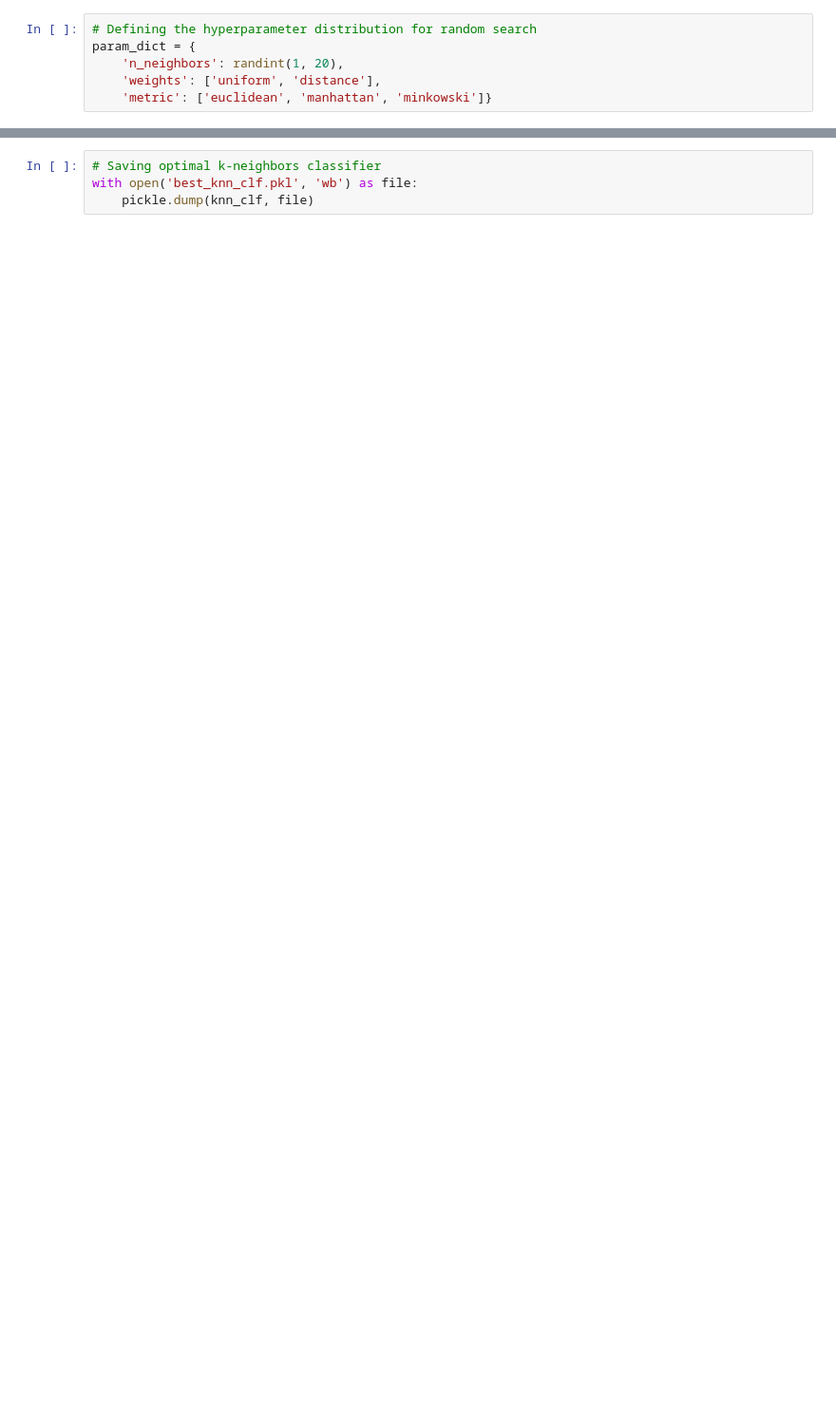
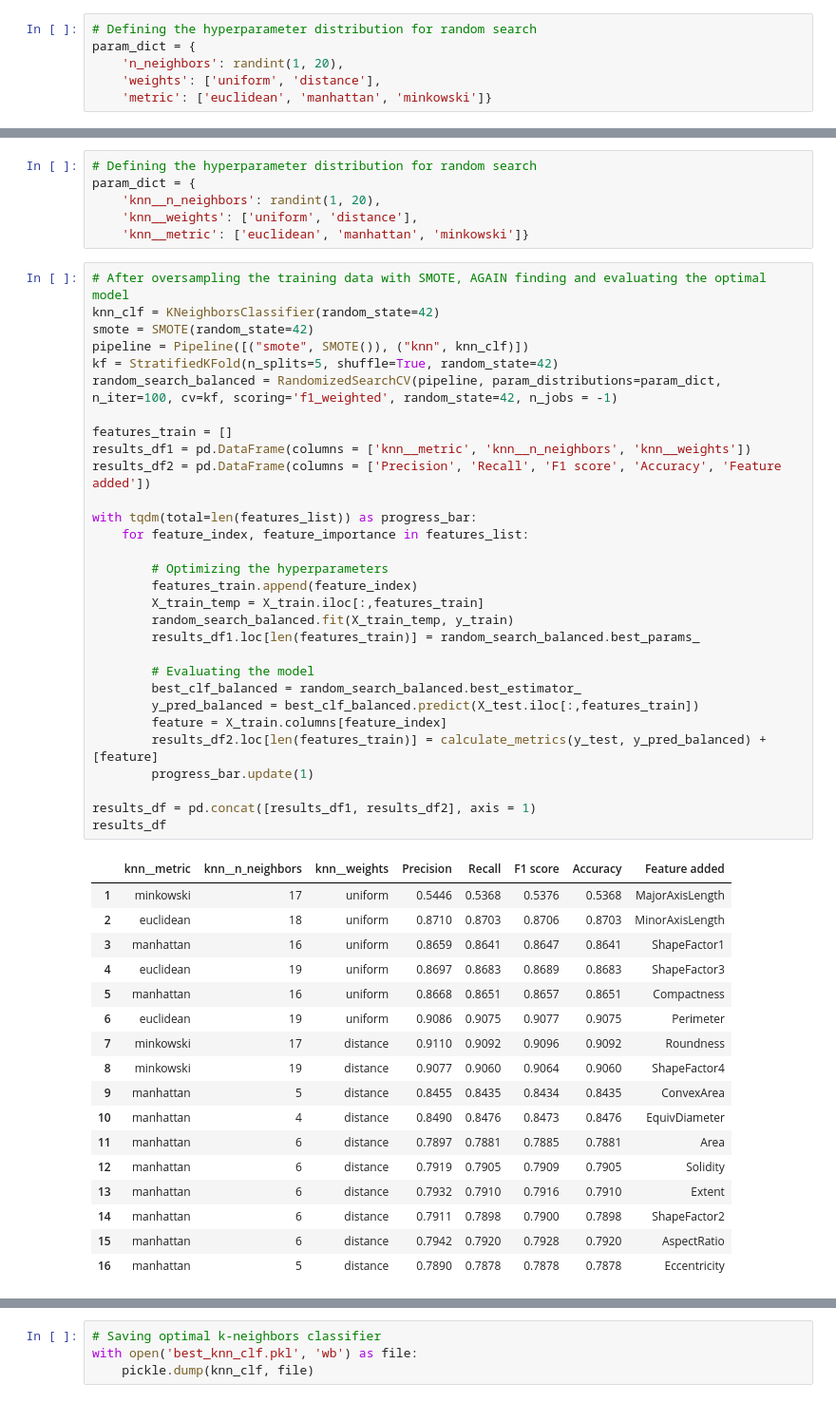
Before and after one commit to jesusch10/beans_classification, a Jupyter notebook: 3_nearest_neighbors.ipynb, the cells around one changed output, grey strips where cells are left out. Shown: that part at 95% size. Drawn from its saved outputs; the diff is of its cells as text; blank space fills up the shorter version.

Commit message:
Oversampling with SMOTE

```diff
--- a/3_nearest_neighbors.ipynb
+++ b/3_nearest_neighbors.ipynb
@@ -172,0 +165,54 @@ results_df_class
+# %%
+# Defining the hyperparameter distribution for random search
+param_dict = {
+    'knn__n_neighbors': randint(1, 20),
+    'knn__weights': ['uniform', 'distance'],
+    'knn__metric': ['euclidean', 'manhattan', 'minkowski']}
+# %%
+# After oversampling the training data with SMOTE, AGAIN finding and evaluating the optimal model
+knn_clf = KNeighborsClassifier(random_state=42)
+smote = SMOTE(random_state=42)
+pipeline = Pipeline([("smote", SMOTE()), ("knn", knn_clf)])
+kf = StratifiedKFold(n_splits=5, shuffle=True, random_state=42)
+random_search_balanced = RandomizedSearchCV(pipeline, param_distributions=param_dict, n_iter=100, cv=kf, scoring='f1_weighted', random_state=42, n_jobs = -1)
+
+features_train = []
+results_df1 = pd.DataFrame(columns = ['knn__metric', 'knn__n_neighbors', 'knn__weights'])
+results_df2 = pd.DataFrame(columns = ['Precision', 'Recall', 'F1 score', 'Accuracy', 'Feature added'])
+
+with tqdm(total=len(features_list)) as progress_bar:
+    for feature_index, feature_importance in features_list:
+
+        # Optimizing the hyperparameters
+        features_train.append(feature_index)
+        X_train_temp = X_train.iloc[:,features_train]
+        random_search_balanced.fit(X_train_temp, y_train)
+        results_df1.loc[len(features_train)] = random_search_balanced.best_params_
+
+        # Evaluating the model
+        best_clf_balanced = random_search_balanced.best_estimator_
+        y_pred_balanced = best_clf_balanced.predict(X_test.iloc[:,features_train])
+        feature = X_train.columns[feature_index]
+        results_df2.loc[len(features_train)] = calculate_metrics(y_test, y_pred_balanced) + [feature]
+        progress_bar.update(1)
+
+results_df = pd.concat([results_df1, results_df2], axis = 1)
+results_df
+# %% [output]
+|  | knn__metric | knn__n_neighbors | knn__weights | Precision | Recall | F1 score | Accuracy | Feature added |
+| 1 | minkowski | 17 | uniform | 0.5446 | 0.5368 | 0.5376 | 0.5368 | MajorAxisLength |
+| 2 | euclidean | 18 | uniform | 0.8710 | 0.8703 | 0.8706 | 0.8703 | MinorAxisLength |
+| 3 | manhattan | 16 | uniform | 0.8659 | 0.8641 | 0.8647 | 0.8641 | ShapeFactor1 |
+| 4 | euclidean | 19 | uniform | 0.8697 | 0.8683 | 0.8689 | 0.8683 | ShapeFactor3 |
+| 5 | manhattan | 16 | uniform | 0.8668 | 0.8651 | 0.8657 | 0.8651 | Compactness |
+| 6 | euclidean | 19 | uniform | 0.9086 | 0.9075 | 0.9077 | 0.9075 | Perimeter |
+| 7 | minkowski | 17 | distance | 0.9110 | 0.9092 | 0.9096 | 0.9092 | Roundness |
+| 8 | minkowski | 19 | distance | 0.9077 | 0.9060 | 0.9064 | 0.9060 | ShapeFactor4 |
+| 9 | manhattan | 5 | distance | 0.8455 | 0.8435 | 0.8434 | 0.8435 | ConvexArea |
+| 10 | manhattan | 4 | distance | 0.8490 | 0.8476 | 0.8473 | 0.8476 | EquivDiameter |
+| 11 | manhattan | 6 | distance | 0.7897 | 0.7881 | 0.7885 | 0.7881 | Area |
+| 12 | manhattan | 6 | distance | 0.7919 | 0.7905 | 0.7909 | 0.7905 | Solidity |
+| 13 | manhattan | 6 | distance | 0.7932 | 0.7910 | 0.7916 | 0.7910 | Extent |
+| 14 | manhattan | 6 | distance | 0.7911 | 0.7898 | 0.7900 | 0.7898 | ShapeFactor2 |
+| 15 | manhattan | 6 | distance | 0.7942 | 0.7920 | 0.7928 | 0.7920 | AspectRatio |
+| 16 | manhattan | 5 | distance | 0.7890 | 0.7878 | 0.7878 | 0.7878 | Eccentricity |
```
Also changed, not shown: parts of 23 cells of this notebook, 13 other files.
